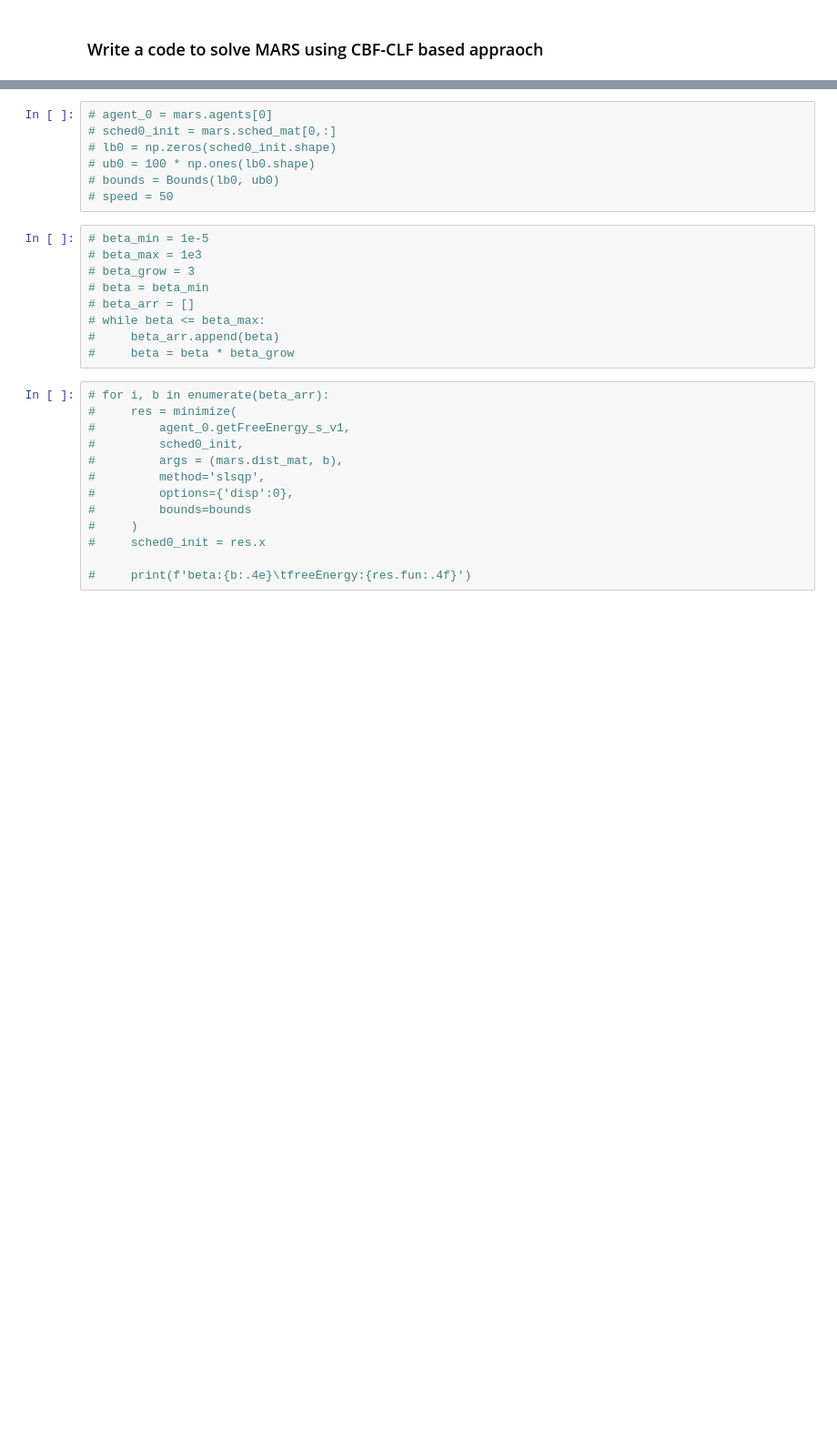
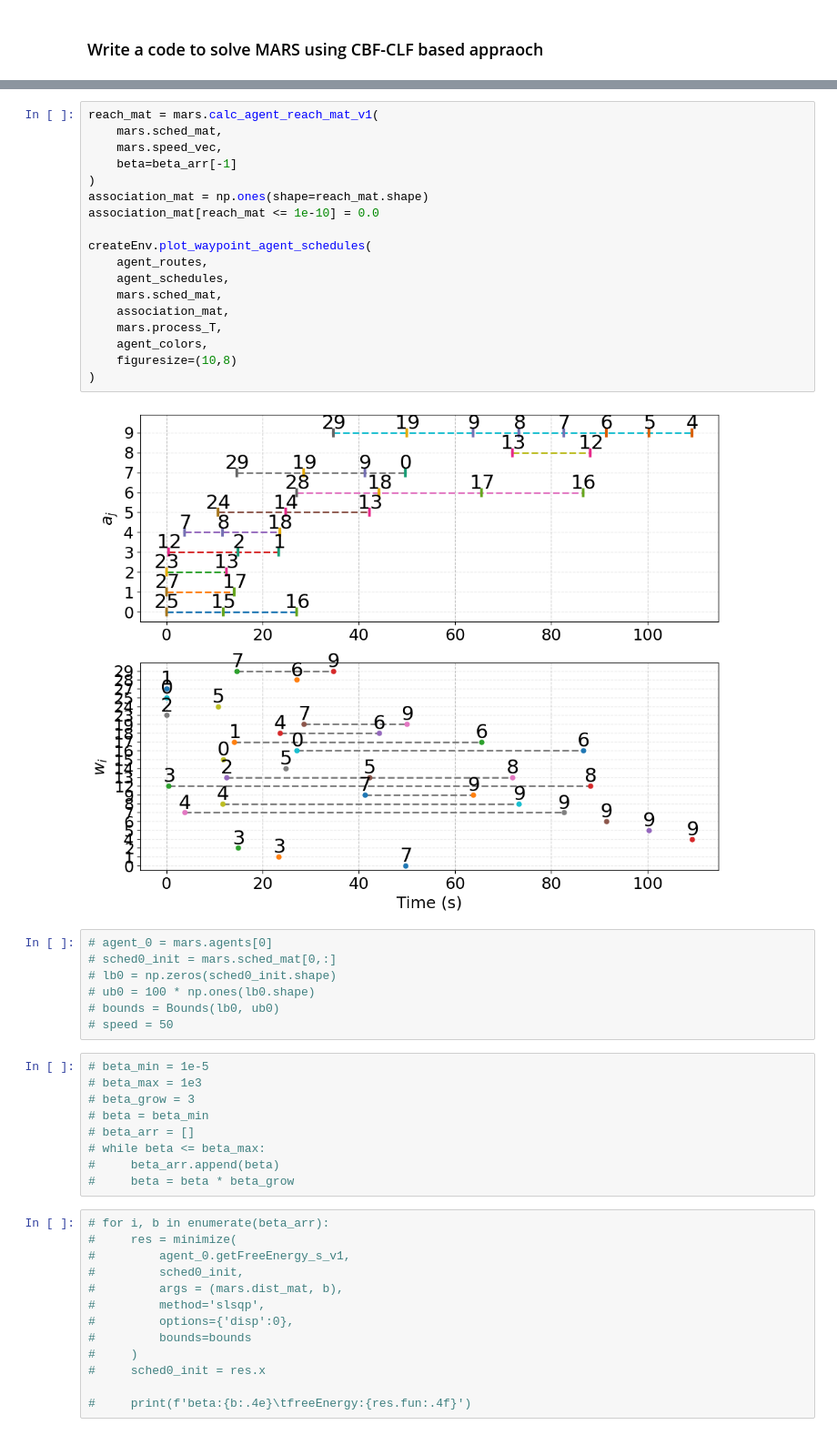
Before and after one commit to dt-1729/ULI_NASA, a Jupyter notebook: UTM_scheduling_and_routing/test_CLF_CBF.ipynb, the cells around one changed output, grey strips where cells are left out. Shown: that part at 91% size. Cells and saved outputs as stored; diff of their text form; blank space fills up the shorter version.

```diff
--- a/UTM_scheduling_and_routing/test_CLF_CBF.ipynb
+++ b/UTM_scheduling_and_routing/test_CLF_CBF.ipynb
@@ -172,3 +172,23 @@ route v9: [29, 28, 22, 16, 10, 4], schedule: [ 65.01  76.32  87.73  98.66 109.26
+# %%
+reach_mat = mars.calc_agent_reach_mat_v1(
+    mars.sched_mat,
+    mars.speed_vec,
+    beta=beta_arr[-1]
+)
+association_mat = np.ones(shape=reach_mat.shape)
+association_mat[reach_mat <= 1e-10] = 0.0
+
+createEnv.plot_waypoint_agent_schedules(
+    agent_routes,
+    agent_schedules,
+    mars.sched_mat,
+    association_mat,
+    mars.process_T,
+    agent_colors,
+    figuresize=(10,8)
+)
+# %% [output]
+[figure, added]
 # %%
 # agent_0 = mars.agents[0]
 # sched0_init = mars.sched_mat[0,:]
```
Also changed, not shown: parts of 5 cells of this notebook, 2 other files.
